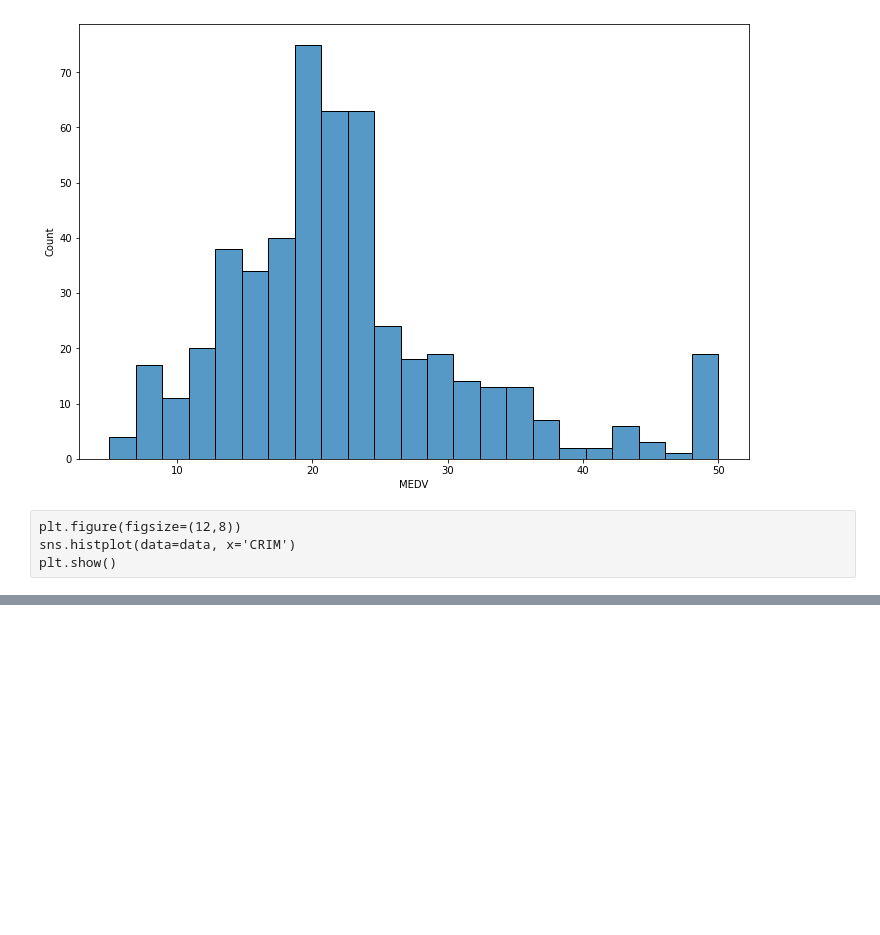
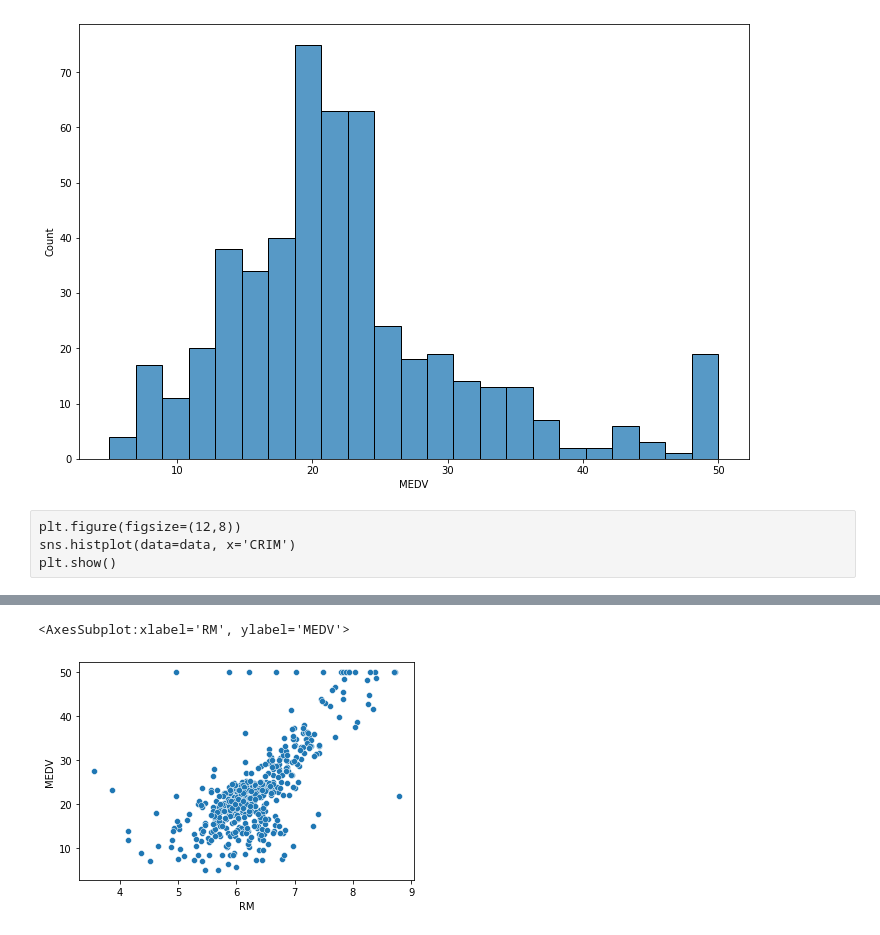
Before and after one commit to brendadelgado/boston_housing_market, a Jupyter notebook: boston_housing_eda.ipynb, the cells around one changed output, grey strips where cells are left out. Drawn from its saved outputs; the diff is of its cells as text; code cells hidden in the pictures; blank space fills up the shorter version.

```diff
--- a/boston_housing_eda.ipynb
+++ b/boston_housing_eda.ipynb
@@ -64,0 +126,5 @@ plt.show()
+# %%
+sns.scatterplot(data=data, x="RM", y="MEDV")
+# %% [output]
+<AxesSubplot:xlabel='RM', ylabel='MEDV'>
+[figure, added]
```
Also changed, not shown: parts of 14 cells of this notebook.
